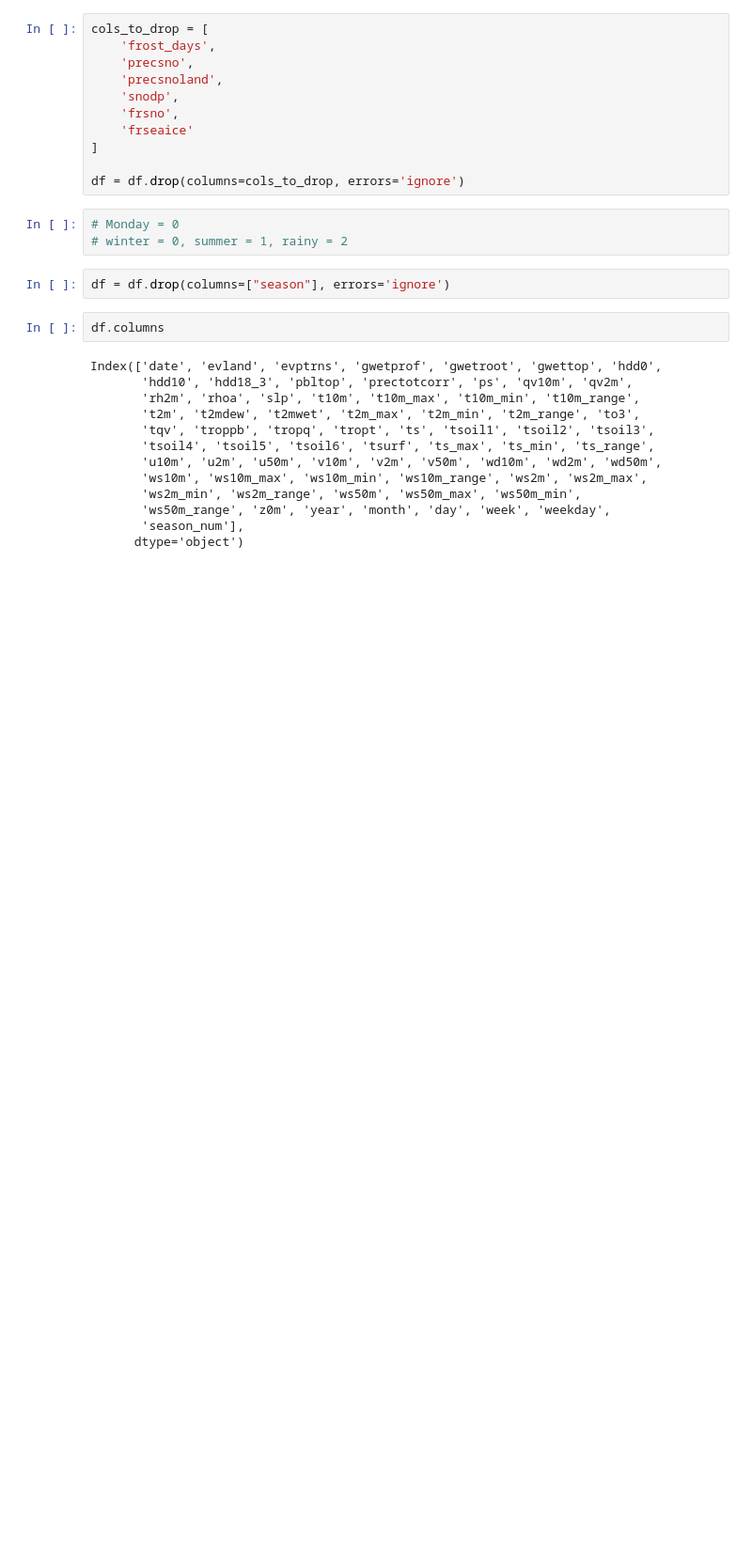
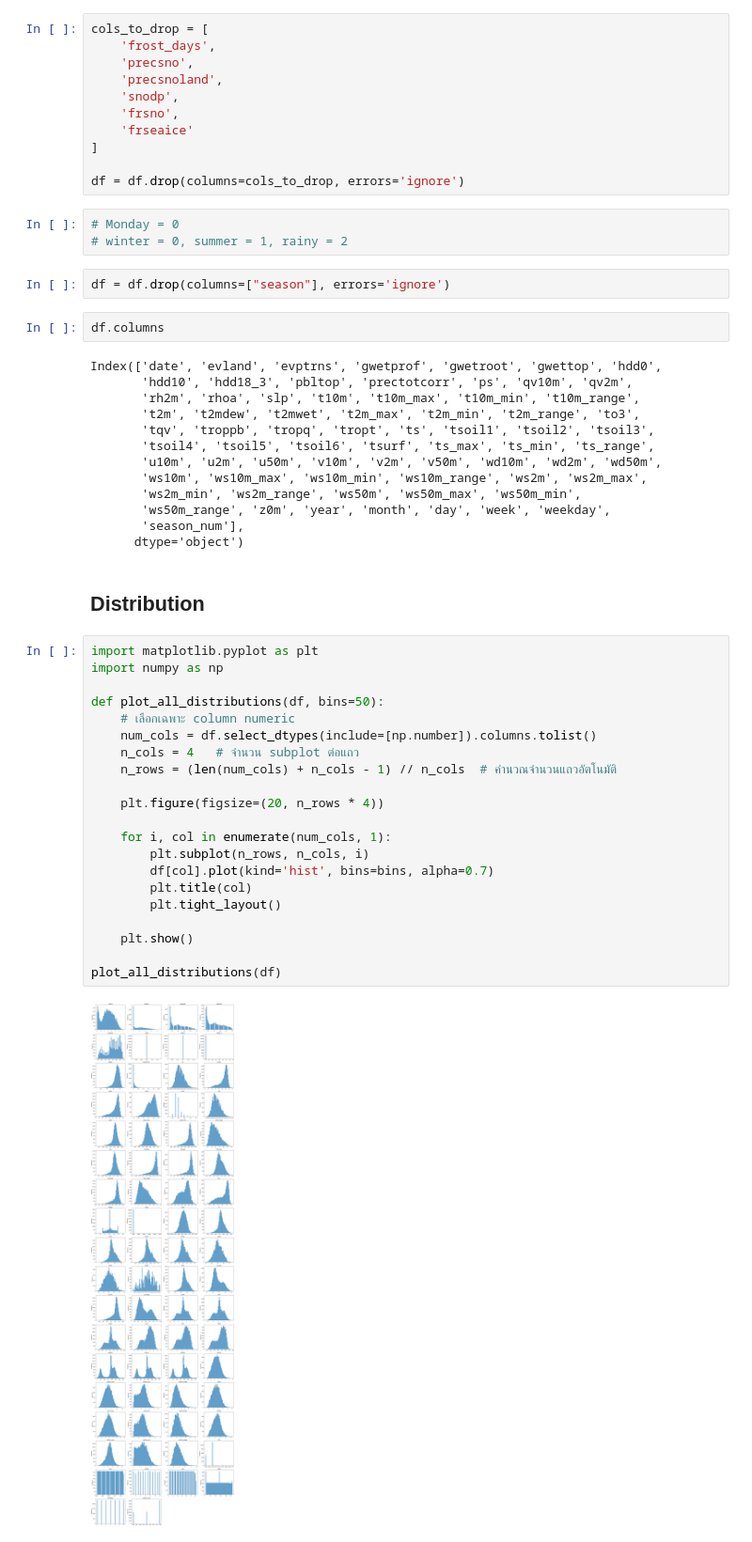
Before and after one commit to farlos3/Climate-Change-Analysis, a Jupyter notebook: Notebook/date_prepareV2.ipynb, the cells around one changed output. Shown: that part at 94% size. Cells and saved outputs as stored; diff of their text form; blank space fills up the shorter version.

```diff
--- a/Notebook/date_prepareV2.ipynb
+++ b/Notebook/date_prepareV2.ipynb
@@ -422,3 +422,28 @@ Index(['date', 'evland', 'evptrns', 'gwetprof', 'gwetroot', 'gwettop', 'hdd0',
        'ws50m_range', 'z0m', 'year', 'month', 'day', 'week', 'weekday',
        'season_num'],
       dtype='object')
+# %% [markdown]
+## Distribution
+# %%
+import matplotlib.pyplot as plt
+import numpy as np
+
+def plot_all_distributions(df, bins=50):
+    # เลือกเฉพาะ column numeric
+    num_cols = df.select_dtypes(include=[np.number]).columns.tolist()
+    n_cols = 4   # จำนวน subplot ต่อแถว
+    n_rows = (len(num_cols) + n_cols - 1) // n_cols  # คำนวณจำนวนแถวอัตโนมัติ
+
+    plt.figure(figsize=(20, n_rows * 4))
+
+    for i, col in enumerate(num_cols, 1):
+        plt.subplot(n_rows, n_cols, i)
+        df[col].plot(kind='hist', bins=bins, alpha=0.7)
+        plt.title(col)
+        plt.tight_layout()
+
+    plt.show()
+
+plot_all_distributions(df)
+# %% [output]
+[figure, added]
```
Also changed, not shown: parts of 10 cells of this notebook, 3 other files.
